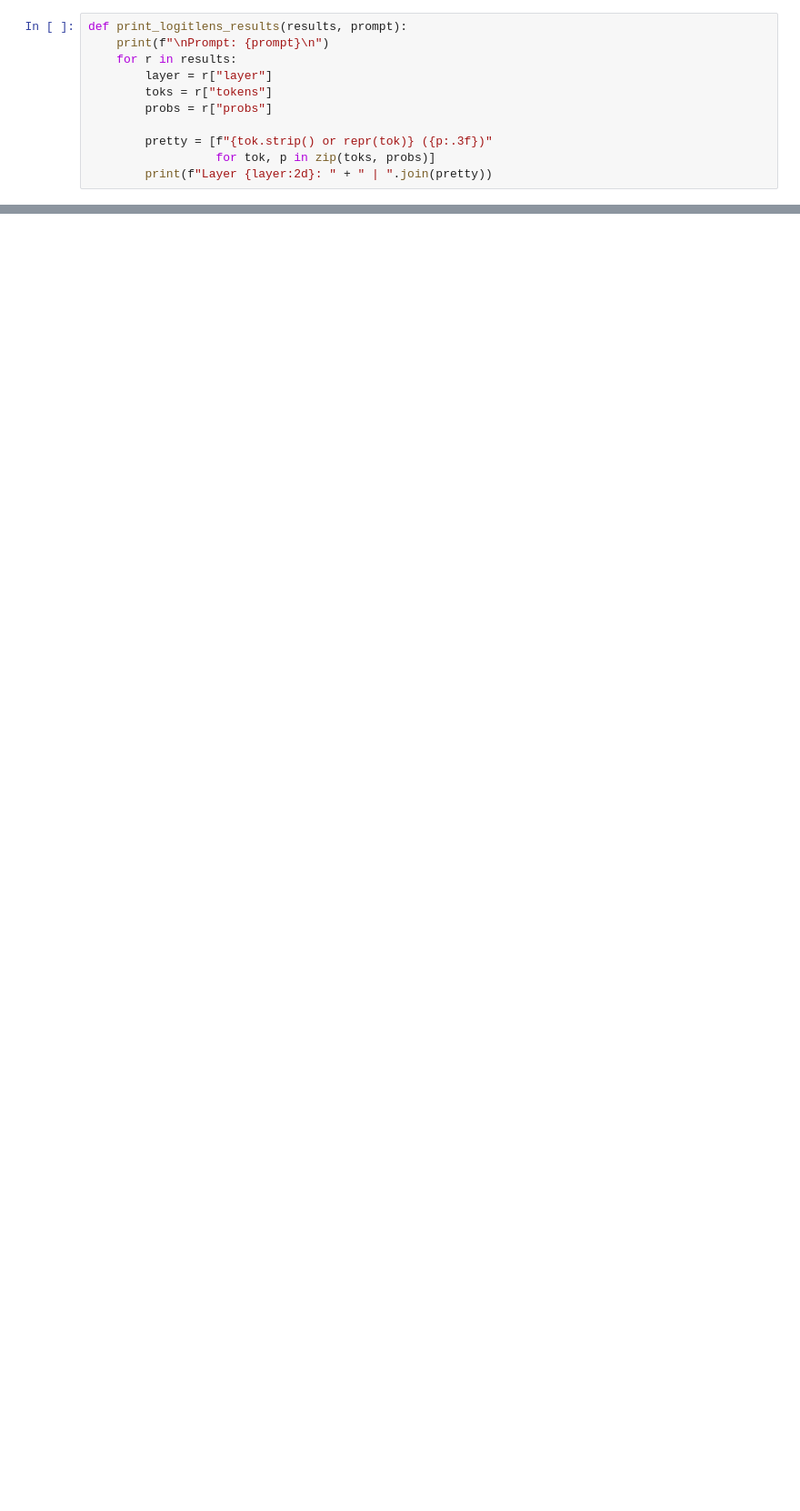
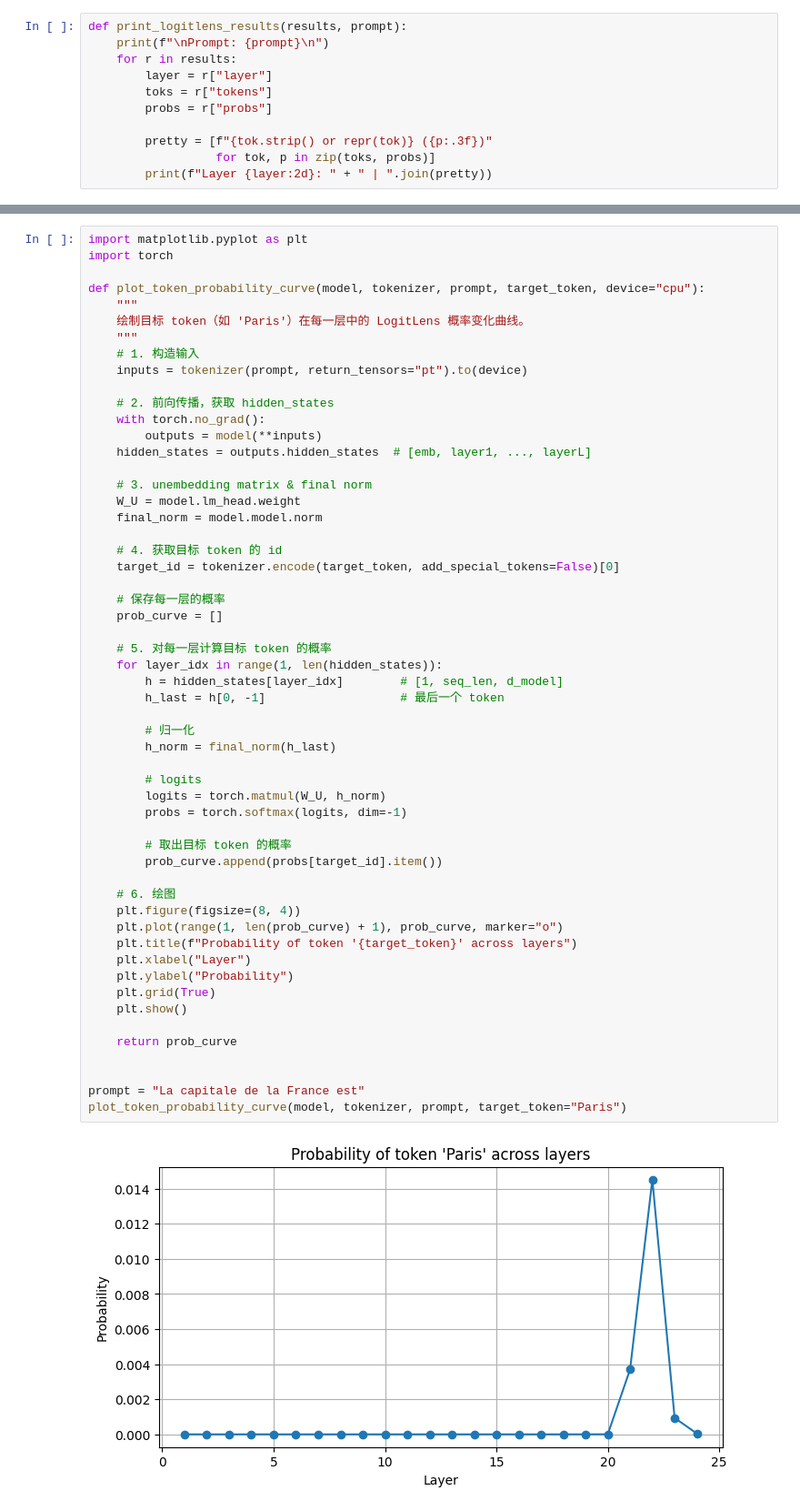
Before and after one commit to jiayi-ji01/Mechanistic-Multilingual-LLM, a Jupyter notebook: ex01.ipynb, the cells around one changed output, grey strips where cells are left out. Shown at 91% size. Drawn from its saved outputs; the diff is of its cells as text; blank space fills up the shorter version.

```diff
--- a/ex01.ipynb
+++ b/ex01.ipynb
@@ -73,0 +242,57 @@ Layer 12: the (0.038) | a (0.022) | , (0.019) | in (0.018) | to (0.012)
+# %%
+import matplotlib.pyplot as plt
+import torch
+
+def plot_token_probability_curve(model, tokenizer, prompt, target_token, device="cpu"):
+    """
+    绘制目标 token（如 'Paris'）在每一层中的 LogitLens 概率变化曲线。
+    """
+    # 1. 构造输入
+    inputs = tokenizer(prompt, return_tensors="pt").to(device)
+
+    # 2. 前向传播，获取 hidden_states
+    with torch.no_grad():
+        outputs = model(**inputs)
+    hidden_states = outputs.hidden_states  # [emb, layer1, ..., layerL]
+
+    # 3. unembedding matrix & final norm
+    W_U = model.lm_head.weight
+    final_norm = model.model.norm
+
+    # 4. 获取目标 token 的 id
+    target_id = tokenizer.encode(target_token, add_special_tokens=False)[0]
+
+    # 保存每一层的概率
+    prob_curve = []
+
+    # 5. 对每一层计算目标 token 的概率
+    for layer_idx in range(1, len(hidden_states)):
+        h = hidden_states[layer_idx]        # [1, seq_len, d_model]
+        h_last = h[0, -1]                   # 最后一个 token
+
+        # 归一化
+        h_norm = final_norm(h_last)
+
+        # logits
+        logits = torch.matmul(W_U, h_norm)
+        probs = torch.softmax(logits, dim=-1)
+
+        # 取出目标 token 的概率
+        prob_curve.append(probs[target_id].item())
+
+    # 6. 绘图
+    plt.figure(figsize=(8, 4))
+    plt.plot(range(1, len(prob_curve) + 1), prob_curve, marker="o")
+    plt.title(f"Probability of token '{target_token}' across layers")
+    plt.xlabel("Layer")
+    plt.ylabel("Probability")
+    plt.grid(True)
+    plt.show()
+
+    return prob_curve
+
+
+prompt = "La capitale de la France est"
+plot_token_probability_curve(model, tokenizer, prompt, target_token="Paris")
+# %% [output]
+[figure, added]
```
Also changed, not shown: parts of 13 cells of this notebook.
